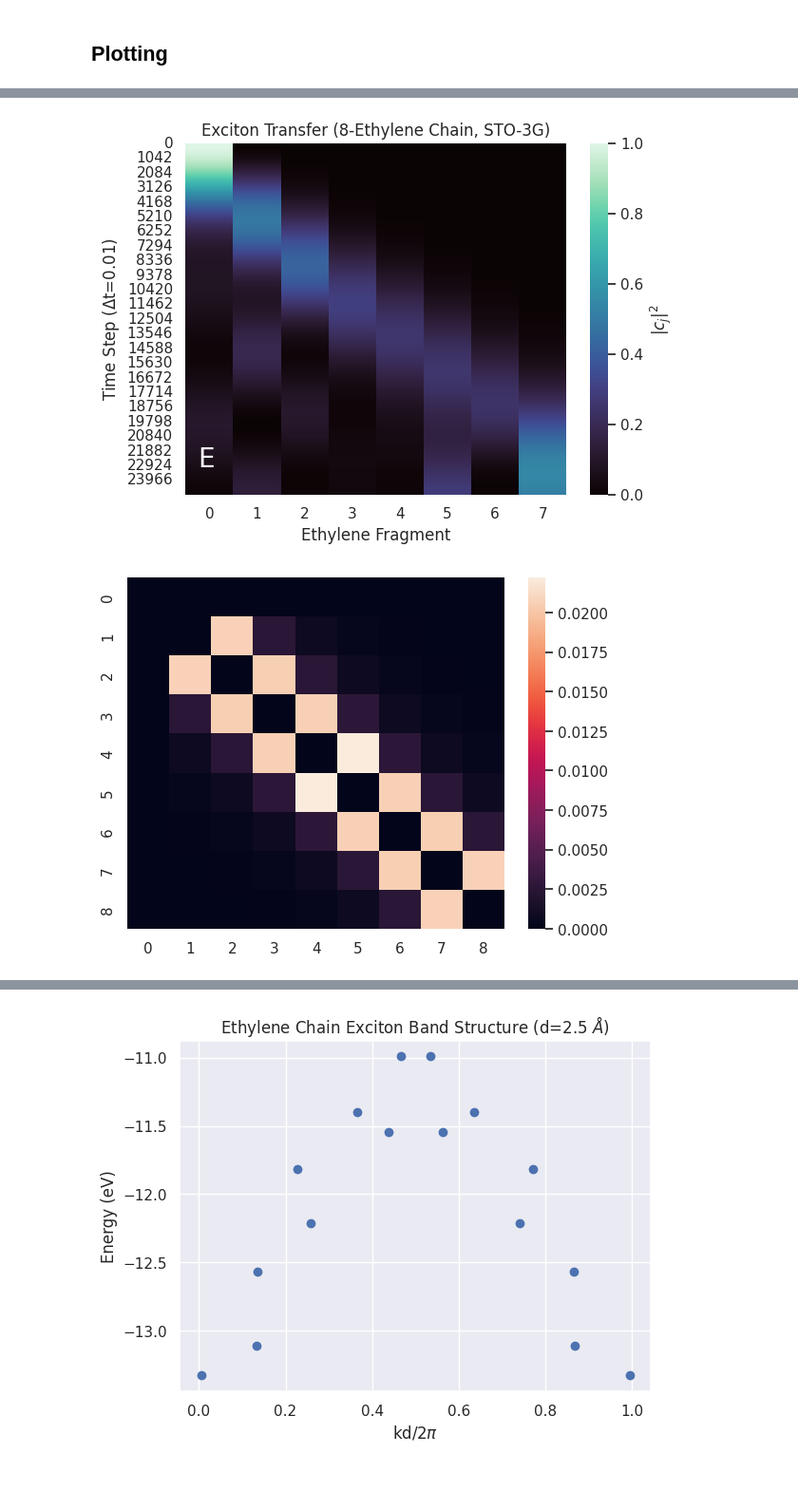
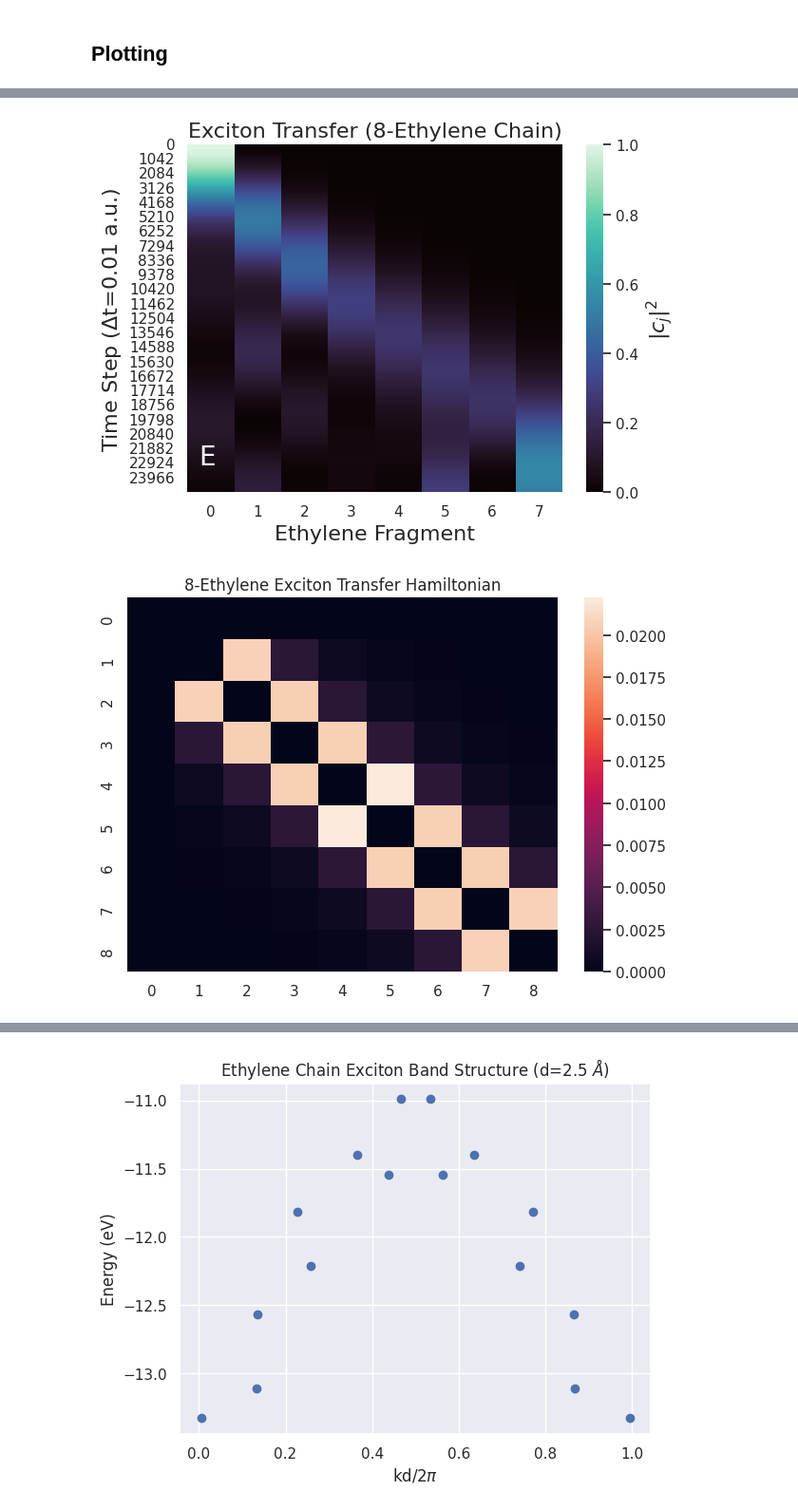
Before and after one commit to GagliardiGroup/periodiclas, a Jupyter notebook: ethylene_chain_exciton.ipynb, the cells around one changed output, grey strips where cells are left out. Shown: that part at 95% size. Drawn from its saved outputs; the diff is of its cells as text; code cells hidden in the pictures; blank space fills up the shorter version.

```diff
--- a/ethylene_chain_exciton.ipynb
+++ b/ethylene_chain_exciton.ipynb
@@ -91,22 +93,25 @@ plt.savefig("figures/excoeff.png",dpi=500)
 # %%
-sns.heatmap(np.real(cs[:,1:]*cs[:,1:].conj()),cmap="mako",cbar_kws={'label': '$|c_j|^2$'})
-plt.ylabel("Time Step ($\Delta$t=0.01)")
-plt.xlabel("Ethylene Fragment")
-plt.title("Exciton Transfer (8-Ethylene Chain, STO-3G)")
+ax = sns.heatmap(np.real(cs[:,1:]*cs[:,1:].conj()),cmap="mako",cbar_kws={'label': '$|c_j|^2$'})
+plt.ylabel("Time Step ($\Delta$t=0.01 a.u.)",fontsize=fs)
+plt.xlabel("Ethylene Fragment",fontsize=fs)
+plt.title("Exciton Transfer (8-Ethylene Chain)",fontsize=fs)
 plt.annotate("E",(0.25,23000),fontsize=20,c="white")
+ax.figure.axes[-1].yaxis.label.set_size(16)
 plt.tight_layout()
 plt.savefig("figures/exmatrix.png",dpi=500)
 # %% [output]
-[figure, old version]
+[figure, new version]
 # %%
 H = make_h(civecs_lassi,energies_lassi,plot=False,prnt=False)
 idx = np.sort(np.argsort(np.diag(H))[:geom.nfrags+1])
 H = H[np.ix_(idx,idx)]
 H = H - np.diag(np.diag(H))
 sns.heatmap(H)
+plt.title("8-Ethylene Exciton Transfer Hamiltonian")
+plt.tight_layout()
 plt.savefig("figures/ex_hamiltonian_nodiag.png",dpi=500)
 # %% [output]
-[figure, old version]
+[figure, new version]
 # %%
 H = make_h(civecs_lassi,energies_lassi,plot=False,prnt=False)
 idx = np.sort(np.argsort(np.diag(H))[:geom.nfrags+1])
```
Also changed, not shown: parts of 3 cells of this notebook, 6 other files.
